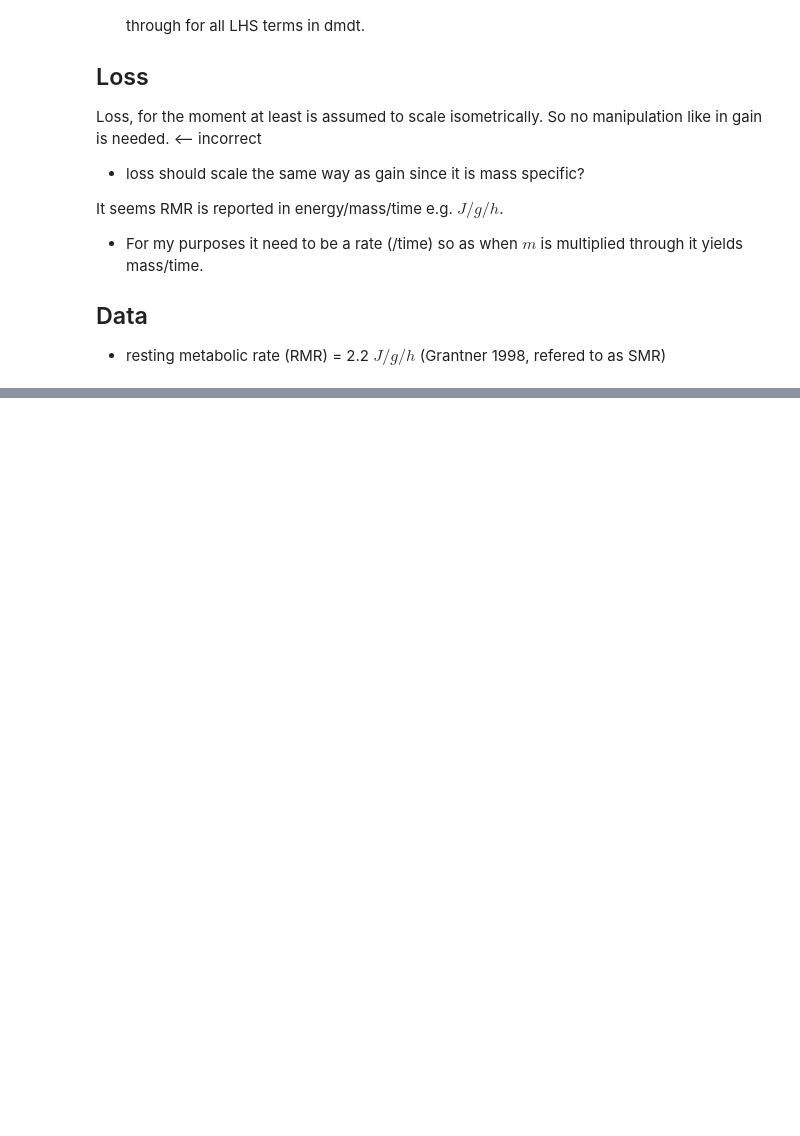
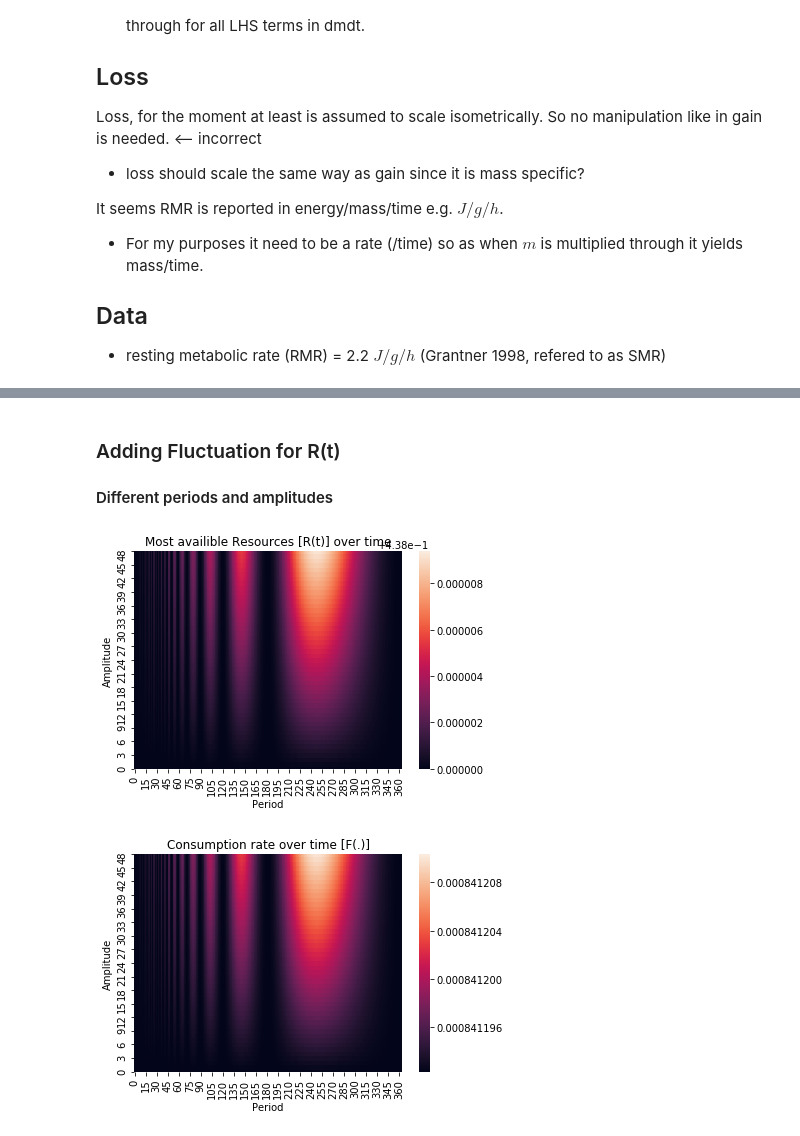
Before and after one commit to Don-Burns/Masters_Project, a Jupyter notebook: code/Building_New_Models.ipynb, the cells around one changed output, grey strips where cells are left out. Drawn from its saved outputs; the diff is of its cells as text; code cells hidden in the pictures; blank space fills up the shorter version.

```diff
--- a/code/Building_New_Models.ipynb
+++ b/code/Building_New_Models.ipynb
@@ -150,0 +186,40 @@ It seems RMR is reported in energy/mass/time e.g. $J/g/h$.
+# %% [markdown]
+### Adding Fluctuation for R(t)
+#### Different periods and amplitudes
+# %%
+import Functions as F
+import scipy as sc
+import matplotlib.pyplot as plt
+import seaborn as sb
+resource = 1.2*10**-3
+days = 365
+period = sc.arange(1, days, 1)
+amp = sc.linspace(0, resource/10000, 50) # use linspace here since i dont know what the resource value looks like yet
+time = sc.arange(0, days, 1)
+period, amp = sc.meshgrid(period, amp)
+
+R_t = sc.zeros_like(amp)
+
+for t in time:
+    R_t = R_t + F.Rt(t, amp, period, resource)
+
+# # plt.xlabel("")
+# # sb.heatmap(fun(x,y), xticklabels = 10, yticklabels= 10).invert_yaxis()
+sb.heatmap(R_t).invert_yaxis()
+plt.title("Most availible Resources [R(t)] over time")
+plt.xlabel("Period")
+plt.ylabel("Amplitude")
+plt.show()
+FuncResp = sc.zeros_like(amp)
+
+for t in time:
+    FuncResp = F.Fun_Resp(m = 0.1, a0 = 1.08*10**-2, R = F.Rt(t, amp, period, centre = resource), h = 2.57) + FuncResp
+
+sb.heatmap(FuncResp).invert_yaxis()
+plt.title("Consumption rate over time [F(.)]")
+plt.xlabel("Period")
+plt.ylabel("Amplitude")
+plt.show()
+# %% [output]
+[figure, added]
+[figure, added]
```
Also changed, not shown: parts of 9 cells of this notebook, 2 other files.
